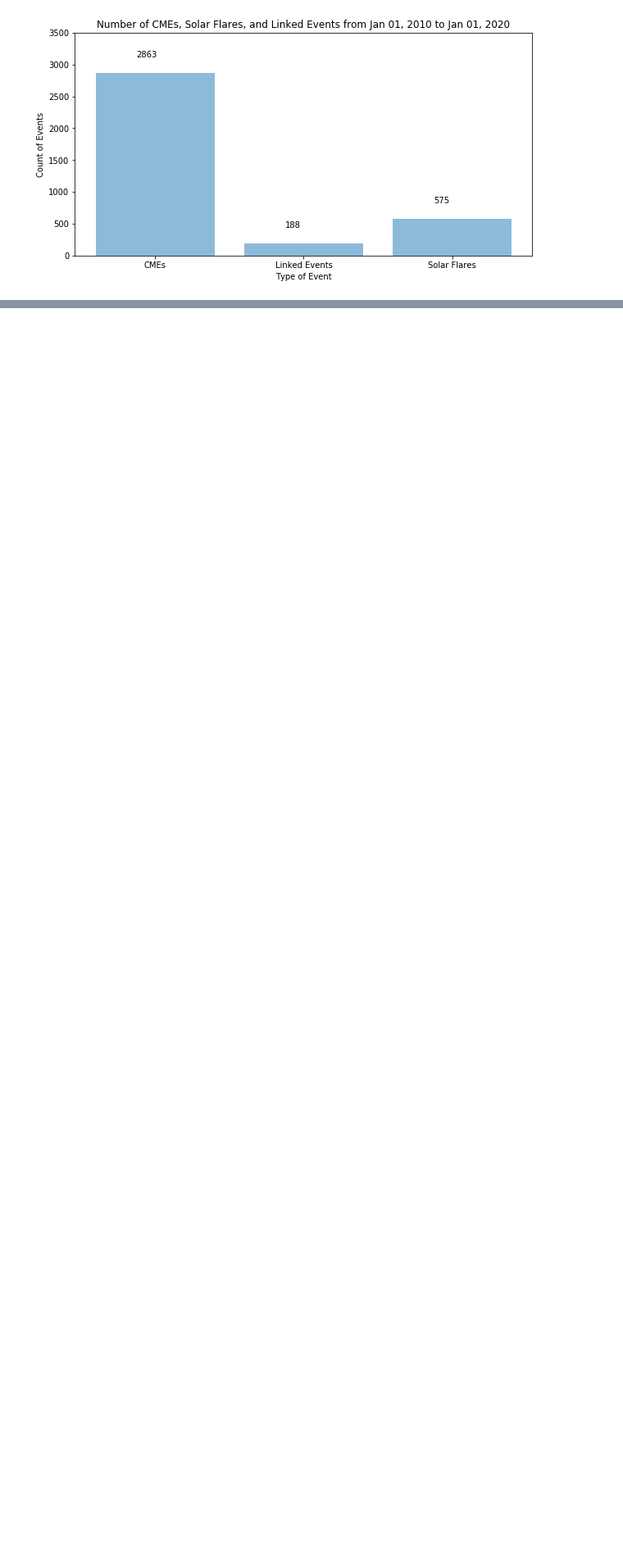
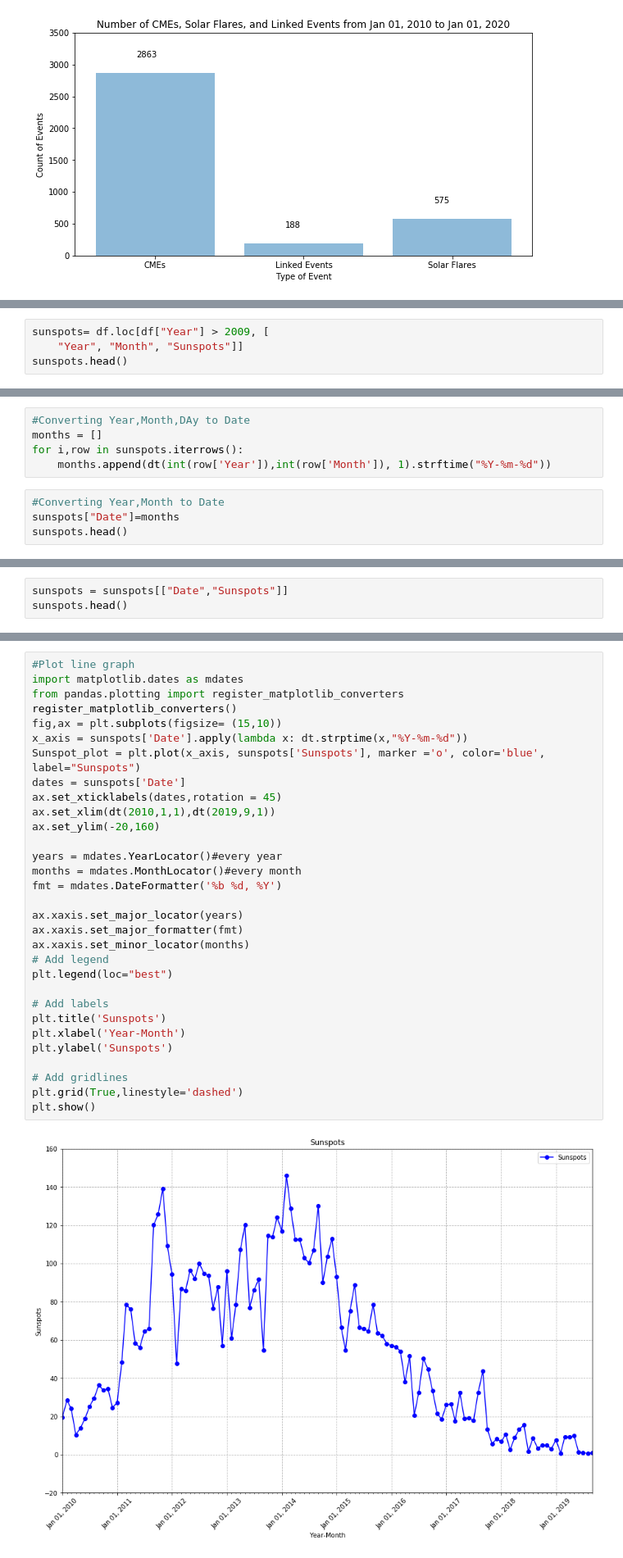
Before and after one commit to rockhound03/Project1, a Jupyter notebook: modules/Final Data Analysis.ipynb, the cells around one changed output, grey strips where cells are left out. Shown at 82% size. Cells and saved outputs as stored; diff of their text form; blank space fills up the shorter version.

Commit message:
Adding sunspots data

```diff
--- a/modules/Final Data Analysis.ipynb
+++ b/modules/Final Data Analysis.ipynb
@@ -172,0 +208,4 @@ ax.grid(which='minor', alpha=0.5, linestyle='--')
+# %%
+sunspots= df.loc[df["Year"] > 2009, [
+    "Year", "Month", "Sunspots"]]
+sunspots.head()
@@ -172,0 +219,9 @@ ax.grid(which='minor', alpha=0.5, linestyle='--')
+# %%
+#Converting Year,Month,DAy to Date
+months = []
+for i,row in sunspots.iterrows():
+    months.append(dt(int(row['Year']),int(row['Month']), 1).strftime("%Y-%m-%d"))
+# %%
+#Converting Year,Month to Date
+sunspots["Date"]=months
+sunspots.head()
@@ -172,0 +235,3 @@ ax.grid(which='minor', alpha=0.5, linestyle='--')
+# %%
+sunspots = sunspots[["Date","Sunspots"]]
+sunspots.head()
@@ -172,0 +245,33 @@ ax.grid(which='minor', alpha=0.5, linestyle='--')
+# %%
+#Plot line graph
+import matplotlib.dates as mdates
+from pandas.plotting import register_matplotlib_converters
+register_matplotlib_converters()
+fig,ax = plt.subplots(figsize= (15,10))
+x_axis = sunspots['Date'].apply(lambda x: dt.strptime(x,"%Y-%m-%d"))
+Sunspot_plot = plt.plot(x_axis, sunspots['Sunspots'], marker ='o', color='blue', label="Sunspots")
+dates = sunspots['Date']
+ax.set_xticklabels(dates,rotation = 45)
+ax.set_xlim(dt(2010,1,1),dt(2019,9,1))
+ax.set_ylim(-20,160)
+
+years = mdates.YearLocator()#every year
+months = mdates.MonthLocator()#every month
+fmt = mdates.DateFormatter('%b %d, %Y')
+
+ax.xaxis.set_major_locator(years)
+ax.xaxis.set_major_formatter(fmt)
+ax.xaxis.set_minor_locator(months)
+# Add legend
+plt.legend(loc="best")
+
+# Add labels
+plt.title('Sunspots')
+plt.xlabel('Year-Month')
+plt.ylabel('Sunspots')
+
+# Add gridlines
+plt.grid(True,linestyle='dashed')
+plt.show()
+# %% [output]
+[figure, added]
```
Also changed, not shown: parts of 8 cells of this notebook.
